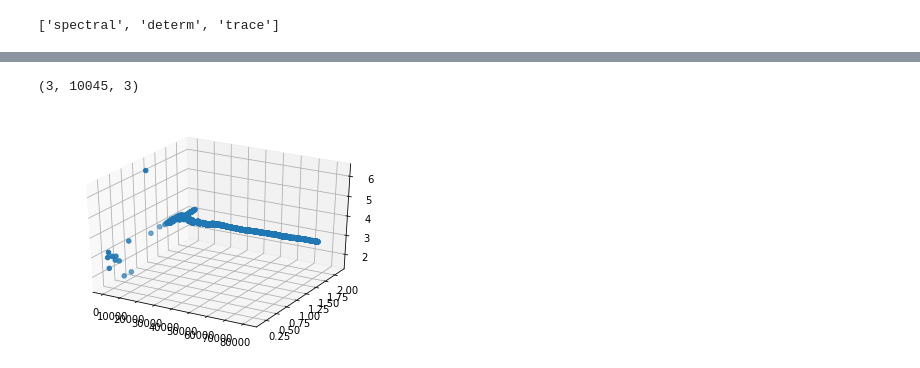
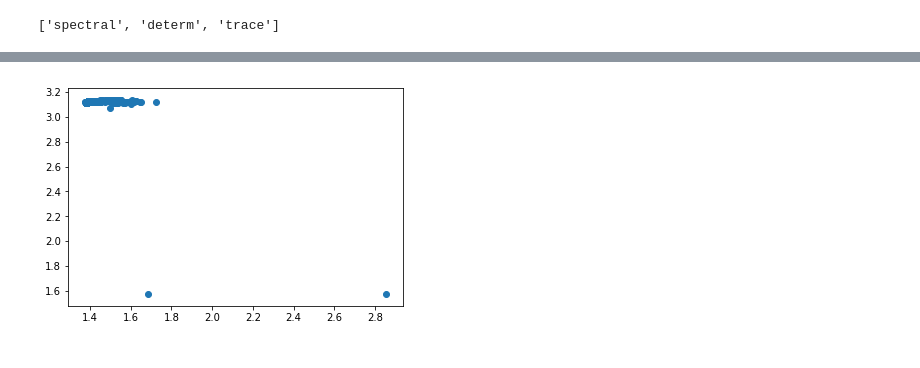
Before and after one commit to andreas-koukorinis/PaperCode, a Jupyter notebook: aknotebooks/analysing the fisher score.ipynb, the cells around one changed output, grey strips where cells are left out. Saved outputs shown, nothing was run; the diff lists cells and outputs as text; code cells hidden in the pictures.

Commit message:
adding the fisher polar graphs

```diff
--- a/aknotebooks/analysing the fisher score.ipynb
+++ b/aknotebooks/analysing the fisher score.ipynb
@@ -97,6 +119,6 @@ os.listdir(main_path)
  'ksi_metrics_stats3.npy']
 # %%
 #search only for npy files+make a list --> will use this later
-npy_files=[s for s in os.listdir(main_path) if s.endswith('states3.npy')]
+npy_files=[s for s in os.listdir(main_path) if s.endswith('states2.npy')]
 npy_files
 # %% [output]
@@ -109,10 +134,10 @@ npy_files
 
 
 #load bot matrix and vector valued
-ksi_metrics =np.load(main_path+str(npy_files[2])).item()
-im_metrics =np.load(main_path+str(npy_files[0])).item()
-fischer_polar =np.load(main_path+str(npy_files[4]))
-states = np.load(main_path+str(npy_files[1]))
+ksi_metrics =np.load(main_path+str(npy_files[1])).item()
+im_metrics =np.load(main_path+str(npy_files[2])).item()
+fischer_polar =np.load(main_path+str(npy_files[0]))
+states = np.load(main_path+str(npy_files[3]))
 
 dfs = [ksi_metrics, im_metrics, fischer_polar]
 metrics_keys=ksi_metrics.keys()
@@ -156,18 +167,14 @@ IndexError: index 310 is out of bounds for axis 0 with size 3
-# %%
-fischer_polar.shape
-# %% [output]
-(3, 10045, 3)
 # %%
 k=0
 rho=pd.DataFrame(fischer_polar[k]).iloc[:,0].values
 phi_1=pd.DataFrame(fischer_polar[k]).iloc[:,1].values
 phi_2=pd.DataFrame(fischer_polar[k]).iloc[:,2].values
 # %%
-fig = plt.figure()
-ax = fig.add_subplot(111, projection='3d')
+# fig = plt.figure()
+# ax = fig.add_subplot(111, projection='2d')
 #shape: copies x sequence x number of inputs
-ax.scatter(rho, phi_1, phi_2)
+plt.scatter(phi_1, phi_2)
 plt.show()
 # %% [output]
-[figure, old version]
+[figure, new version]
 # %%
```
Also changed, not shown: parts of 14 cells of this notebook, 2 other files.
